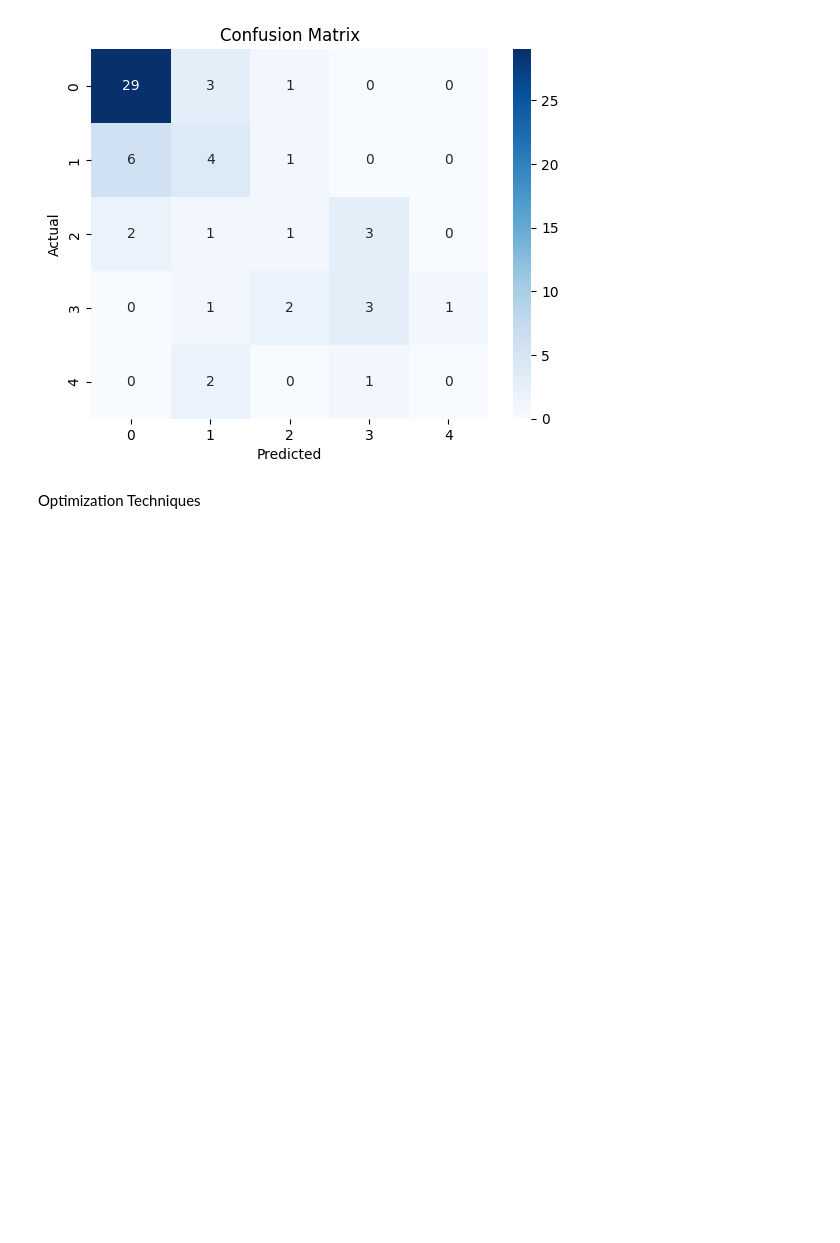
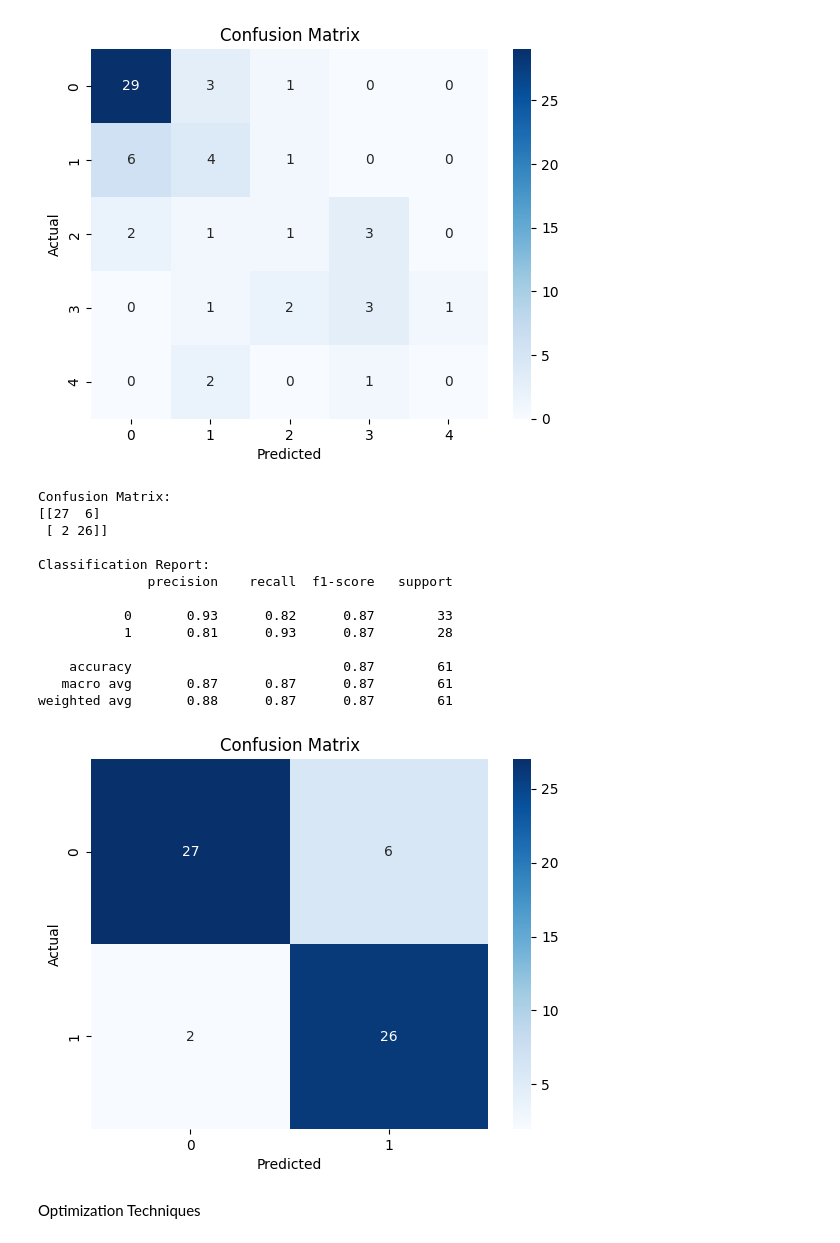
Before and after one commit to RabiatS/PulsePredictors-ML, a Jupyter notebook: Notebook/pulsePredictor.ipynb, the cells around one changed output. Drawn from its saved outputs; the diff is of its cells as text; code cells hidden in the pictures; blank space fills up the shorter version.

Commit message:
feat: Model for binary logistic classification - 87% accuracy

```diff
--- a/Notebook/pulsePredictor.ipynb
+++ b/Notebook/pulsePredictor.ipynb
@@ -302,6 +302,57 @@ Classification Report:
    macro avg       0.36      0.36      0.36        61
 weighted avg       0.56      0.61      0.58        61
 [figure]
+# %%
+#Now with binary classification
+y = df['target_binary']
+#Splitting Data
+X_train, X_test, y_train, y_test = train_test_split(X, y, test_size=0.2, random_state=42, stratify=y)
+X_train, X_test, y_train, y_test
+#Testing with Logistic regression first
+scaler = StandardScaler()
+X_train = scaler.fit_transform(X_train)
+X_test = scaler.transform(X_test)
+
+
+clf = LogisticRegression(random_state=42, max_iter=10000)
+
+
+clf.fit(X_train, y_train)
+y_pred = clf.predict(X_test)
+y_pred
+
+binary_logistic_conf_y_test = y_test
+binary_logistic_conf_y_pred = y_pred
+
+#Multiclass logistic evalation
+print("Confusion Matrix:")
+print(confusion_matrix(binary_logistic_conf_y_test, binary_logistic_conf_y_pred))
+
+print()
+print("Classification Report:")
+print(classification_report(binary_logistic_conf_y_test, binary_logistic_conf_y_pred))
+#heta map of
+conf_matrix = confusion_matrix(binary_logistic_conf_y_test, binary_logistic_conf_y_pred)
+sns.heatmap(conf_matrix, annot=True, fmt='d', cmap='Blues')
+plt.xlabel('Predicted')
+plt.ylabel('Actual')
+plt.title('Confusion Matrix')
+plt.show()
+# %% [output]
+Confusion Matrix:
+[[27  6]
+ [ 2 26]]
+
+Classification Report:
+              precision    recall  f1-score   support
+
+           0       0.93      0.82      0.87        33
+           1       0.81      0.93      0.87        28
+
+    accuracy                           0.87        61
+   macro avg       0.87      0.87      0.87        61
+weighted avg       0.88      0.87      0.87        61
+[figure, added]
 # %% [markdown]
 Optimization Techniques
 # %% [markdown]
```
Also changed, not shown: parts of 1 cell of this notebook.
